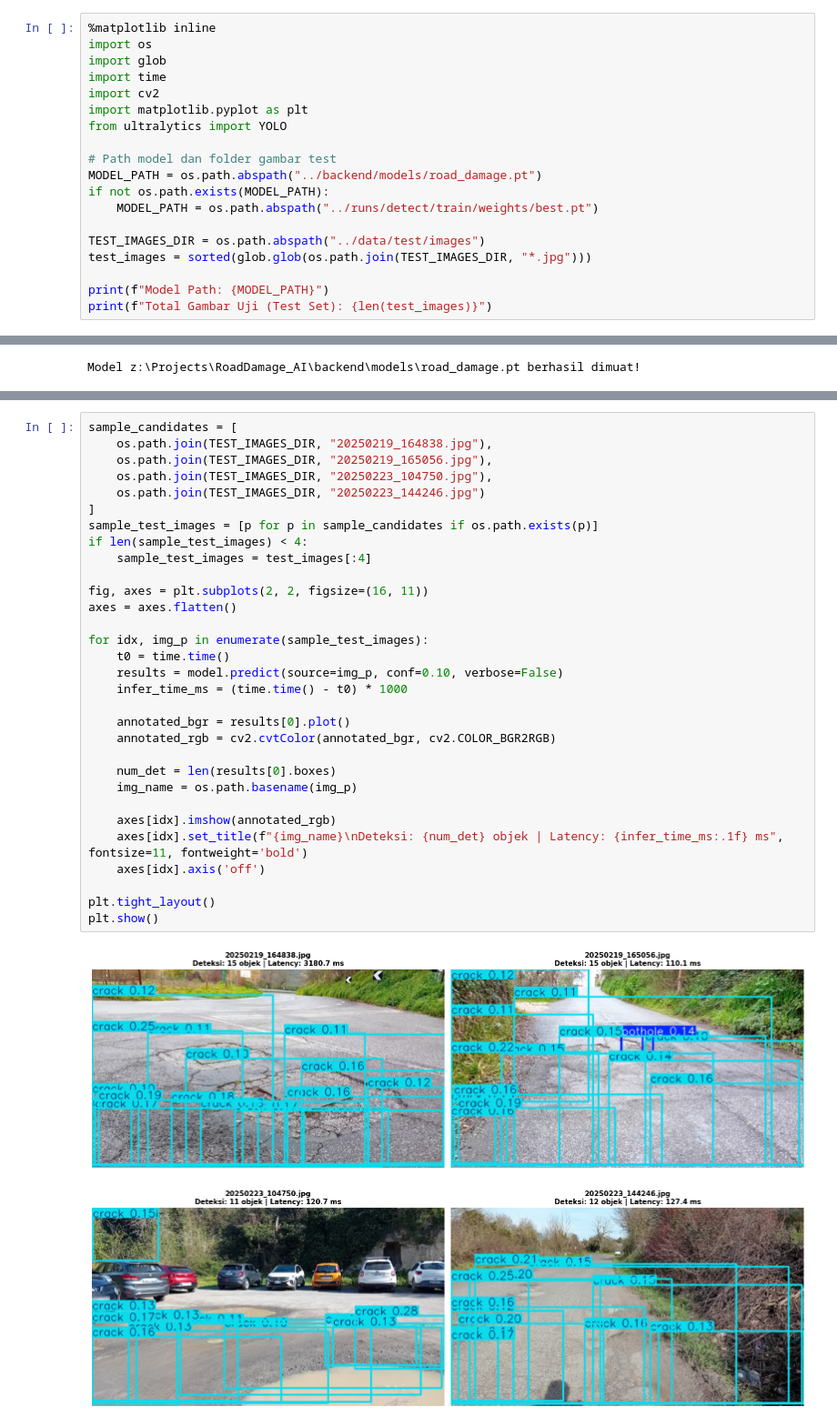
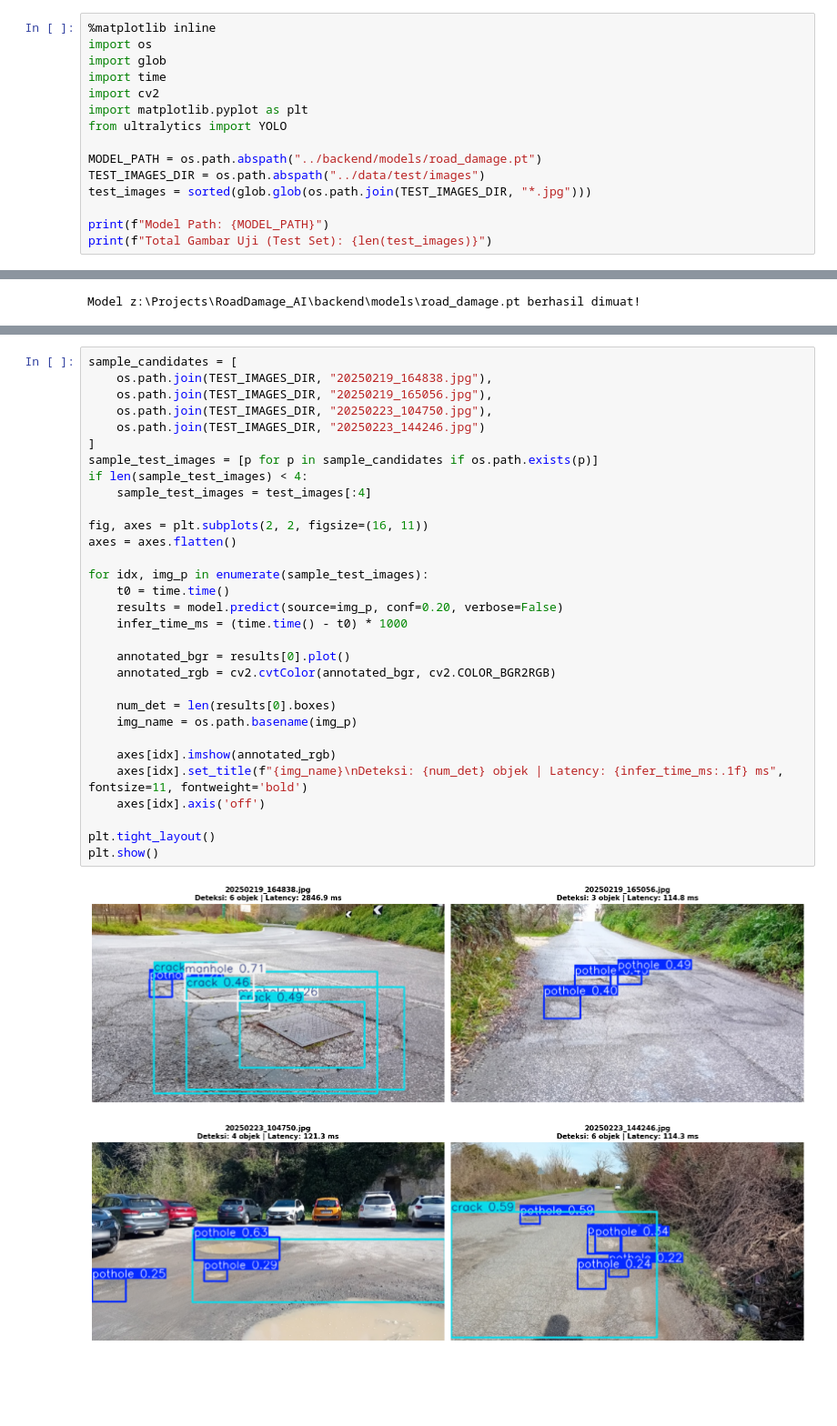
Before and after one commit to zakverse/RoadDamage_AI, a Jupyter notebook: notebooks/07_Inference_Testing.ipynb, the cells around one changed output, grey strips where cells are left out. Shown at 91% size. Saved outputs shown, nothing was run; the diff lists cells and outputs as text; blank space fills up the shorter version.

```diff
--- a/notebooks/07_Inference_Testing.ipynb
+++ b/notebooks/07_Inference_Testing.ipynb
@@ -16,11 +15,7 @@ import cv2
 import matplotlib.pyplot as plt
 from ultralytics import YOLO
 
-# Path model dan folder gambar test
 MODEL_PATH = os.path.abspath("../backend/models/road_damage.pt")
-if not os.path.exists(MODEL_PATH):
-    MODEL_PATH = os.path.abspath("../runs/detect/train/weights/best.pt")
-
 TEST_IMAGES_DIR = os.path.abspath("../data/test/images")
 test_images = sorted(glob.glob(os.path.join(TEST_IMAGES_DIR, "*.jpg")))
 
@@ -44,34 +39,34 @@ Model z:\Projects\RoadDamage_AI\backend\models\road_damage.pt berhasil dimuat!
 sample_candidates = [
     os.path.join(TEST_IMAGES_DIR, "20250219_164838.jpg"),
     os.path.join(TEST_IMAGES_DIR, "20250219_165056.jpg"),
     os.path.join(TEST_IMAGES_DIR, "20250223_104750.jpg"),
     os.path.join(TEST_IMAGES_DIR, "20250223_144246.jpg")
 ]
 sample_test_images = [p for p in sample_candidates if os.path.exists(p)]
 if len(sample_test_images) < 4:
     sample_test_images = test_images[:4]
 
 fig, axes = plt.subplots(2, 2, figsize=(16, 11))
 axes = axes.flatten()
 
 for idx, img_p in enumerate(sample_test_images):
     t0 = time.time()
-    results = model.predict(source=img_p, conf=0.10, verbose=False)
+    results = model.predict(source=img_p, conf=0.20, verbose=False)
     infer_time_ms = (time.time() - t0) * 1000
 
     annotated_bgr = results[0].plot()
     annotated_rgb = cv2.cvtColor(annotated_bgr, cv2.COLOR_BGR2RGB)
 
     num_det = len(results[0].boxes)
     img_name = os.path.basename(img_p)
 
     axes[idx].imshow(annotated_rgb)
     axes[idx].set_title(f"{img_name}\nDeteksi: {num_det} objek | Latency: {infer_time_ms:.1f} ms", fontsize=11, fontweight='bold')
     axes[idx].axis('off')
 
 plt.tight_layout()
 plt.show()
 # %% [output]
-[figure, old version]
+[figure, new version]
 # %% [markdown]
 ---
```
Also changed, not shown: parts of 6 cells of this notebook, 29 other files.
